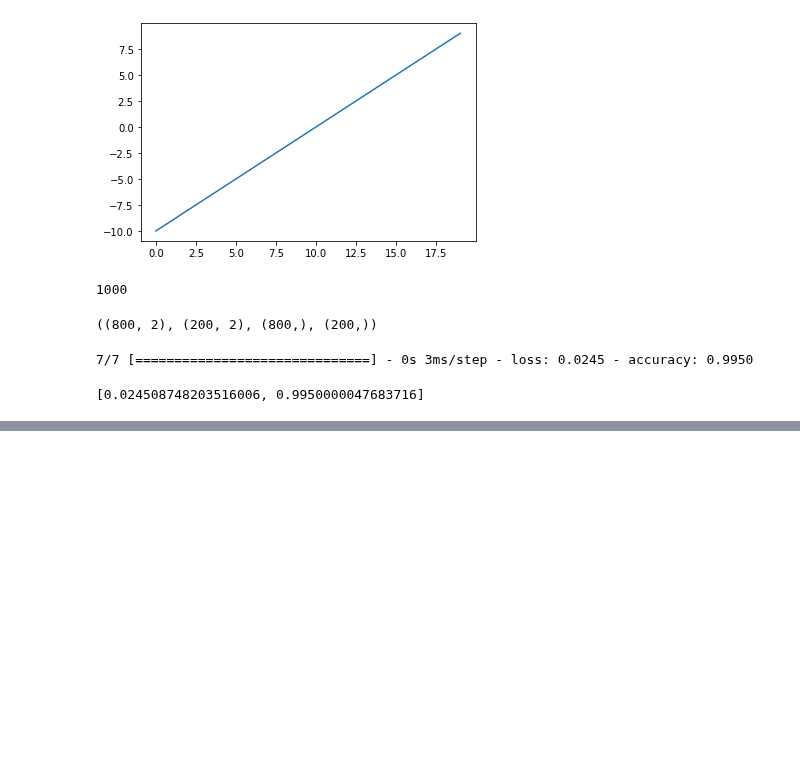
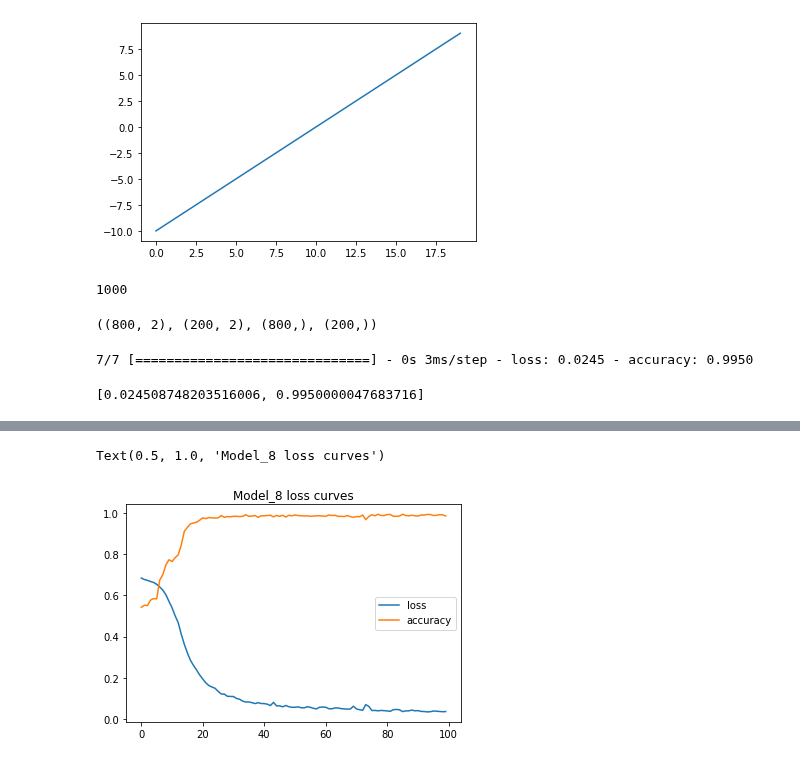
Before and after one commit to Krykiet/TF_training, a Jupyter notebook: 02_TF_classification_cheatsheet.ipynb, the cells around one changed output, grey strips where cells are left out. Drawn from its saved outputs; the diff is of its cells as text; code cells hidden in the pictures; blank space fills up the shorter version.

```diff
--- a/02_TF_classification_cheatsheet.ipynb
+++ b/02_TF_classification_cheatsheet.ipynb
@@ -513,0 +475,6 @@ Doing binary classification
+# %%
+pd.DataFrame(history.history).plot()
+plt.title("Model_8 loss curves")
+# %% [output]
+Text(0.5, 1.0, 'Model_8 loss curves')
+[figure, added]
```
Also changed, not shown: parts of 31 cells of this notebook.
